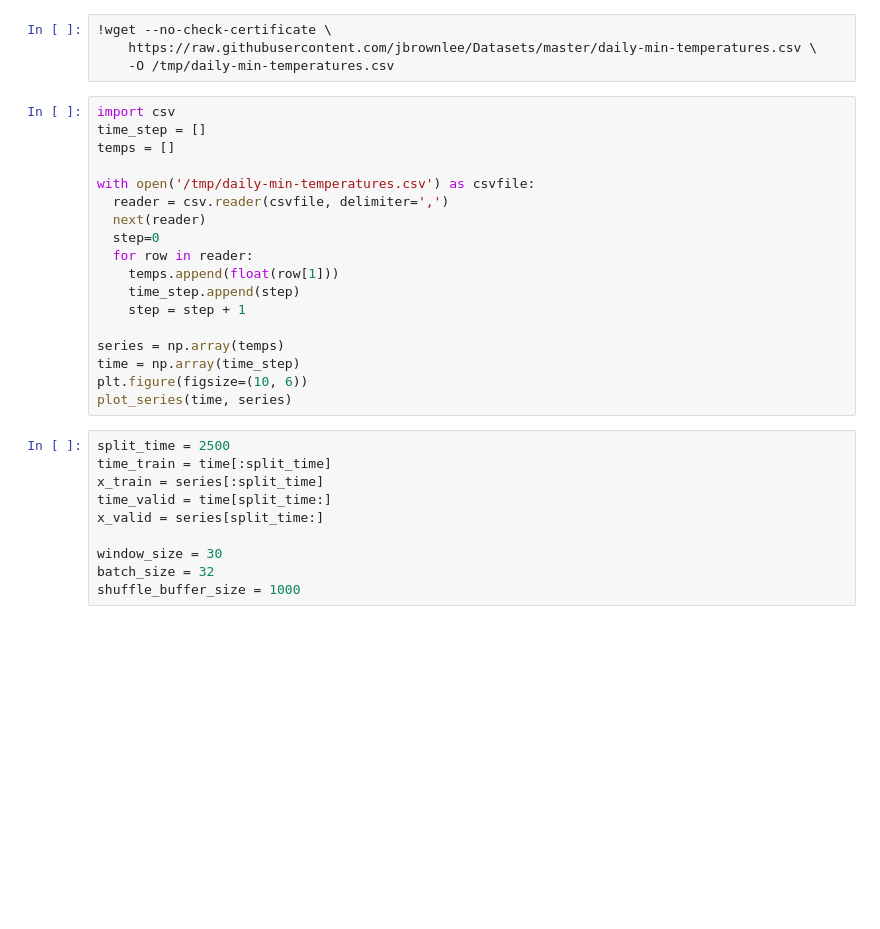
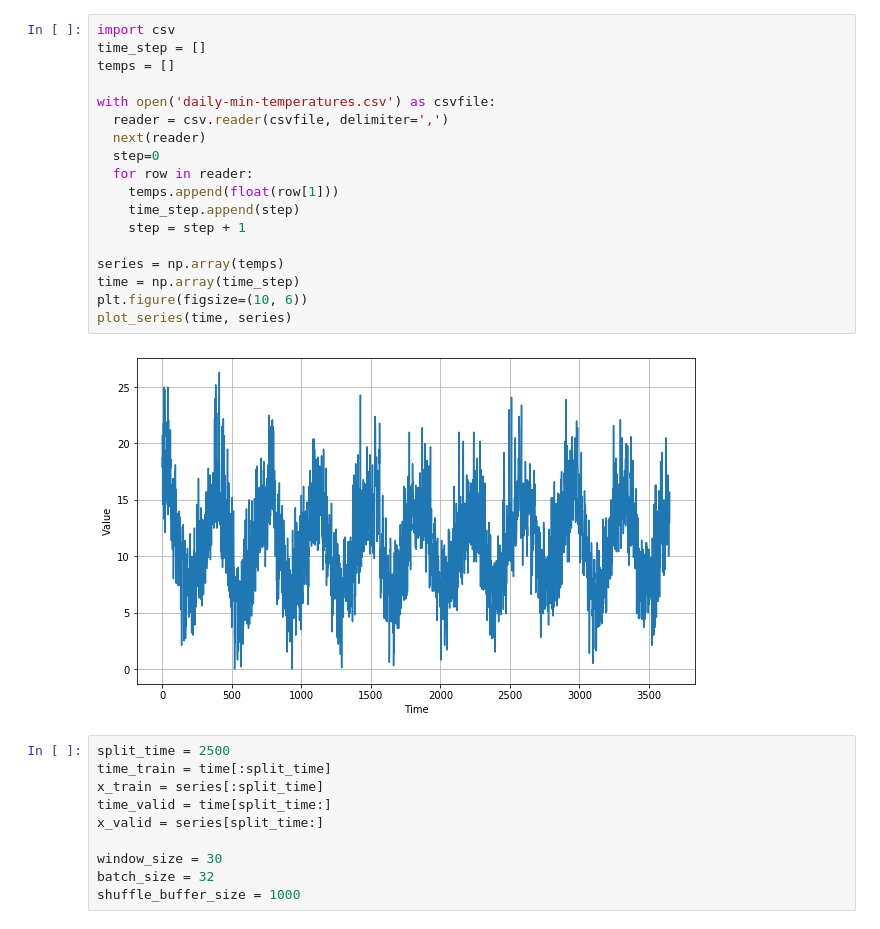
Before and after one commit to ryan-shnitman/Sequential-Data-in-TF, a Jupyter notebook: Time-Series/LSTM-Sunspots.ipynb, the cells around one changed output. Saved outputs shown, nothing was run; the diff lists cells and outputs as text; blank space fills up the shorter version.

```diff
--- a/Time-Series/LSTM-Sunspots.ipynb
+++ b/Time-Series/LSTM-Sunspots.ipynb
@@ -12,25 +14,23 @@ def plot_series(time, series, format="-", start=0, end=None):
-# %%
-!wget --no-check-certificate \
-    https://raw.githubusercontent.com/jbrownlee/Datasets/master/daily-min-temperatures.csv \
-    -O /tmp/daily-min-temperatures.csv
 # %%
 import csv
 time_step = []
 temps = []
 
-with open('/tmp/daily-min-temperatures.csv') as csvfile:
+with open('daily-min-temperatures.csv') as csvfile:
   reader = csv.reader(csvfile, delimiter=',')
   next(reader)
   step=0
   for row in reader:
     temps.append(float(row[1]))
     time_step.append(step)
     step = step + 1
 
 series = np.array(temps)
 time = np.array(time_step)
 plt.figure(figsize=(10, 6))
 plot_series(time, series)
+# %% [output]
+[figure, added]
 # %%
 split_time = 2500
 time_train = time[:split_time]
```
Also changed, not shown: parts of 7 cells of this notebook, 1 other file.
